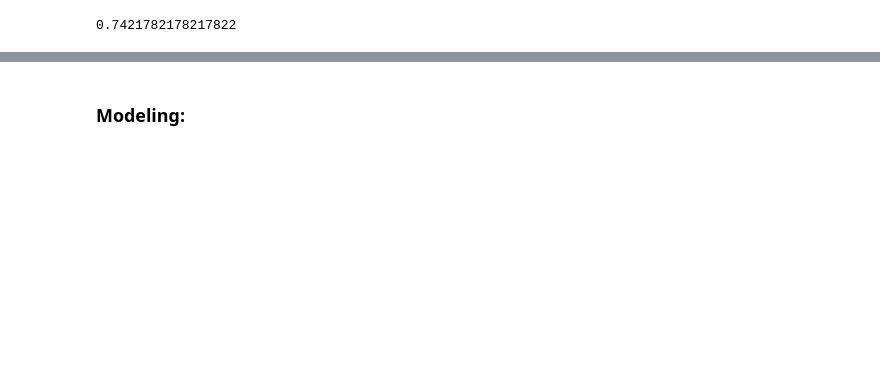
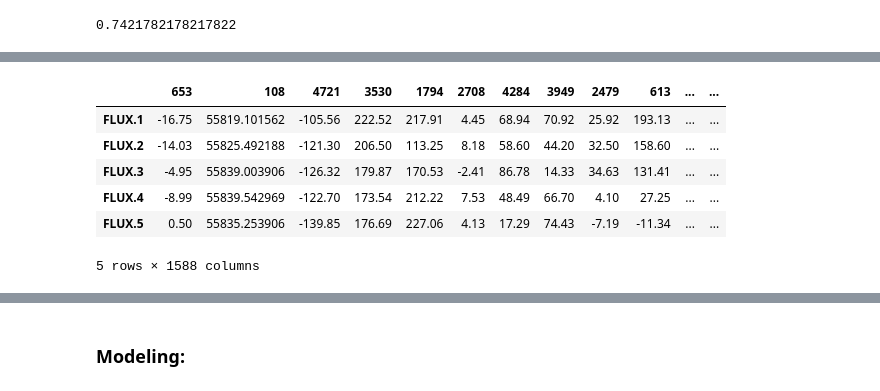
Before and after one commit to zachdg7/Exoplanet_Detection, a Jupyter notebook: models.ipynb, the cells around one changed output, grey strips where cells are left out. Saved outputs shown, nothing was run; the diff lists cells and outputs as text; code cells hidden in the pictures; blank space fills up the shorter version.

```diff
--- a/models.ipynb
+++ b/models.ipynb
@@ -72,0 +95,10 @@ X_train, X_test, y_train, y_test = train_test_split(X, y, stratify = y)
+# %%
+X_test.head()
+# %% [output]
+|  | 653 | 108 | 4721 | 3530 | 1794 | 2708 | 4284 | 3949 | 2479 | 613 | ... | ... |
+| FLUX.1 | -16.75 | 55819.101562 | -105.56 | 222.52 | 217.91 | 4.45 | 68.94 | 70.92 | 25.92 | 193.13 | ... | ... |
+| FLUX.2 | -14.03 | 55825.492188 | -121.30 | 206.50 | 113.25 | 8.18 | 58.60 | 44.20 | 32.50 | 158.60 | ... | ... |
+| FLUX.3 | -4.95 | 55839.003906 | -126.32 | 179.87 | 170.53 | -2.41 | 86.78 | 14.33 | 34.63 | 131.41 | ... | ... |
+| FLUX.4 | -8.99 | 55839.542969 | -122.70 | 173.54 | 212.22 | 7.53 | 48.49 | 66.70 | 4.10 | 27.25 | ... | ... |
+| FLUX.5 | 0.50 | 55835.253906 | -139.85 | 176.69 | 227.06 | 4.13 | 17.29 | 74.43 | -7.19 | -11.34 | ... | ... |
+5 rows × 1588 columns
```
Also changed, not shown: parts of 16 cells of this notebook.
